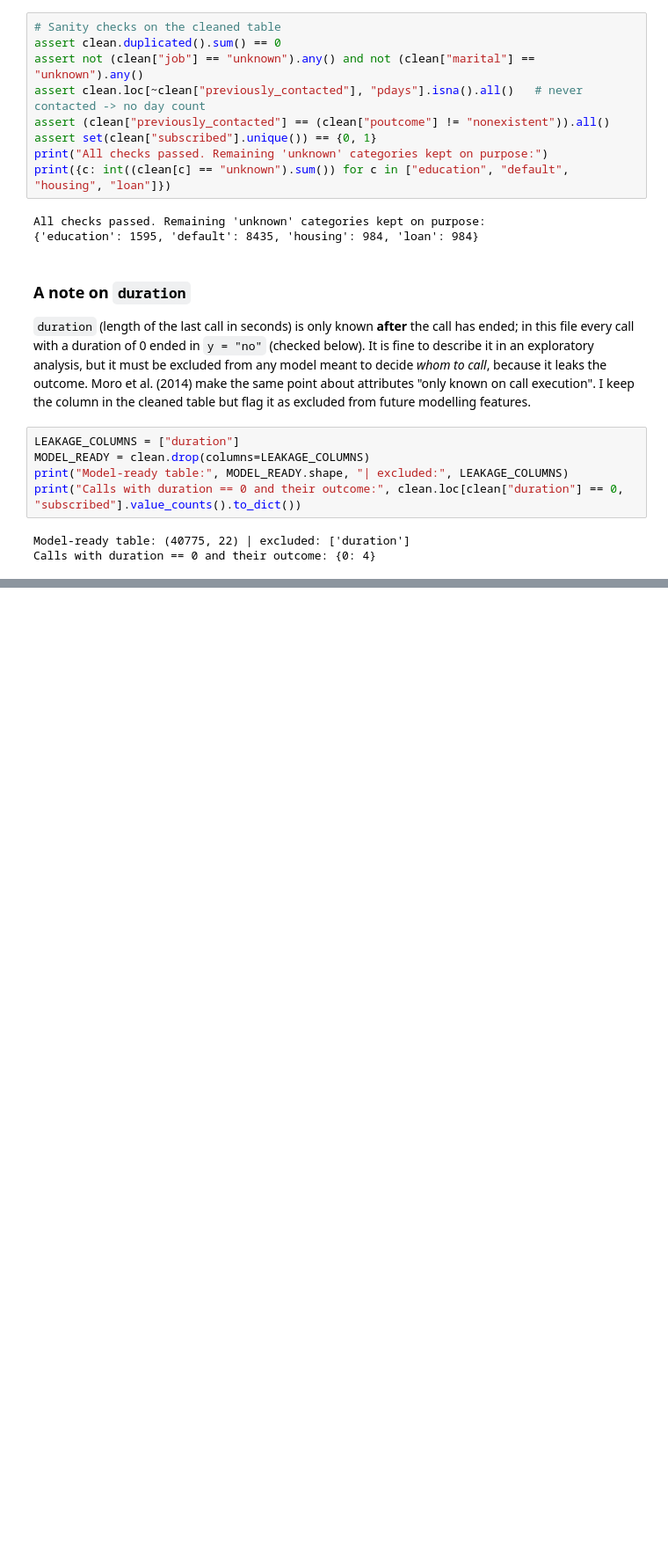
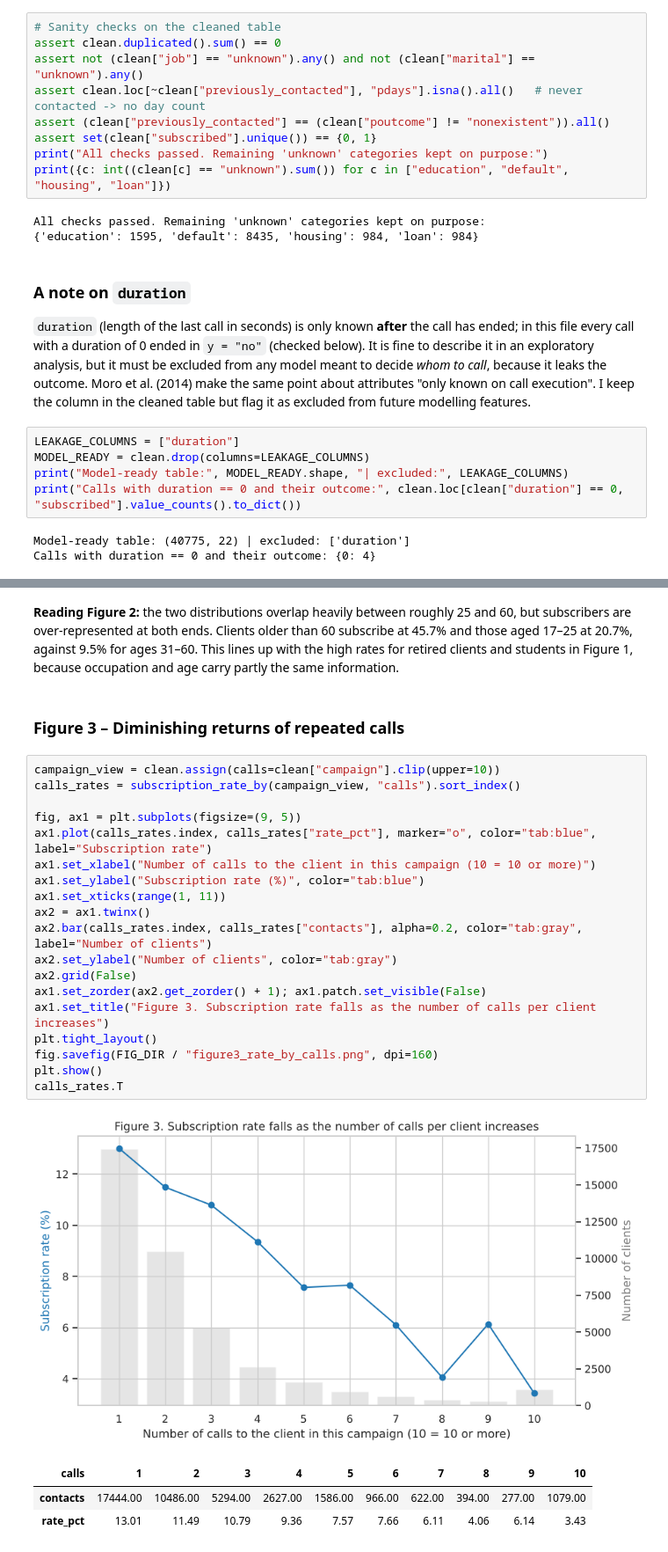
Before and after one commit to Gidarakos/ai-programming-foundations-project, a Jupyter notebook: data_workflow.ipynb, the cells around one changed output, grey strips where cells are left out. Shown at 88% size. Saved outputs shown, nothing was run; the diff lists cells and outputs as text; blank space fills up the shorter version.

```diff
--- a/data_workflow.ipynb
+++ b/data_workflow.ipynb
@@ -352,0 +486,28 @@ Calls with duration == 0 and their outcome: {0: 4}
+# %% [markdown]
+**Reading Figure 2:** the two distributions overlap heavily between roughly 25 and 60, but subscribers are over-represented at both ends. Clients older than 60 subscribe at 45.7% and those aged 17–25 at 20.7%, against 9.5% for ages 31–60. This lines up with the high rates for retired clients and students in Figure 1, because occupation and age carry partly the same information.
+# %% [markdown]
+### Figure 3 – Diminishing returns of repeated calls
+# %%
+campaign_view = clean.assign(calls=clean["campaign"].clip(upper=10))
+calls_rates = subscription_rate_by(campaign_view, "calls").sort_index()
+
+fig, ax1 = plt.subplots(figsize=(9, 5))
+ax1.plot(calls_rates.index, calls_rates["rate_pct"], marker="o", color="tab:blue", label="Subscription rate")
+ax1.set_xlabel("Number of calls to the client in this campaign (10 = 10 or more)")
+ax1.set_ylabel("Subscription rate (%)", color="tab:blue")
+ax1.set_xticks(range(1, 11))
+ax2 = ax1.twinx()
+ax2.bar(calls_rates.index, calls_rates["contacts"], alpha=0.2, color="tab:gray", label="Number of clients")
+ax2.set_ylabel("Number of clients", color="tab:gray")
+ax2.grid(False)
+ax1.set_zorder(ax2.get_zorder() + 1); ax1.patch.set_visible(False)
+ax1.set_title("Figure 3. Subscription rate falls as the number of calls per client increases")
+plt.tight_layout()
+fig.savefig(FIG_DIR / "figure3_rate_by_calls.png", dpi=160)
+plt.show()
+calls_rates.T
+# %% [output]
+[figure, added]
+| calls | 1 | 2 | 3 | 4 | 5 | 6 | 7 | 8 | 9 | 10 |
+| contacts | 17444.00 | 10486.00 | 5294.00 | 2627.00 | 1586.00 | 966.00 | 622.00 | 394.00 | 277.00 | 1079.00 |
+| rate_pct | 13.01 | 11.49 | 10.79 | 9.36 | 7.57 | 7.66 | 6.11 | 4.06 | 6.14 | 3.43 |
```
Also changed, not shown: parts of 10 cells of this notebook, 3 other files.
